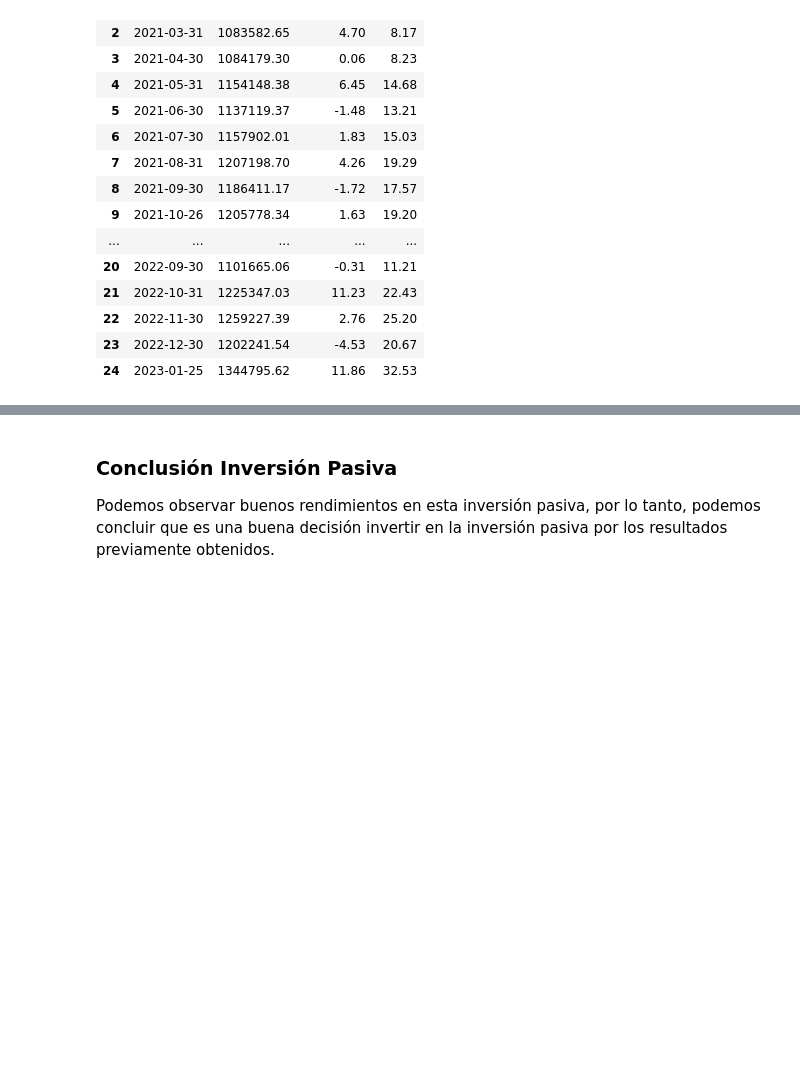
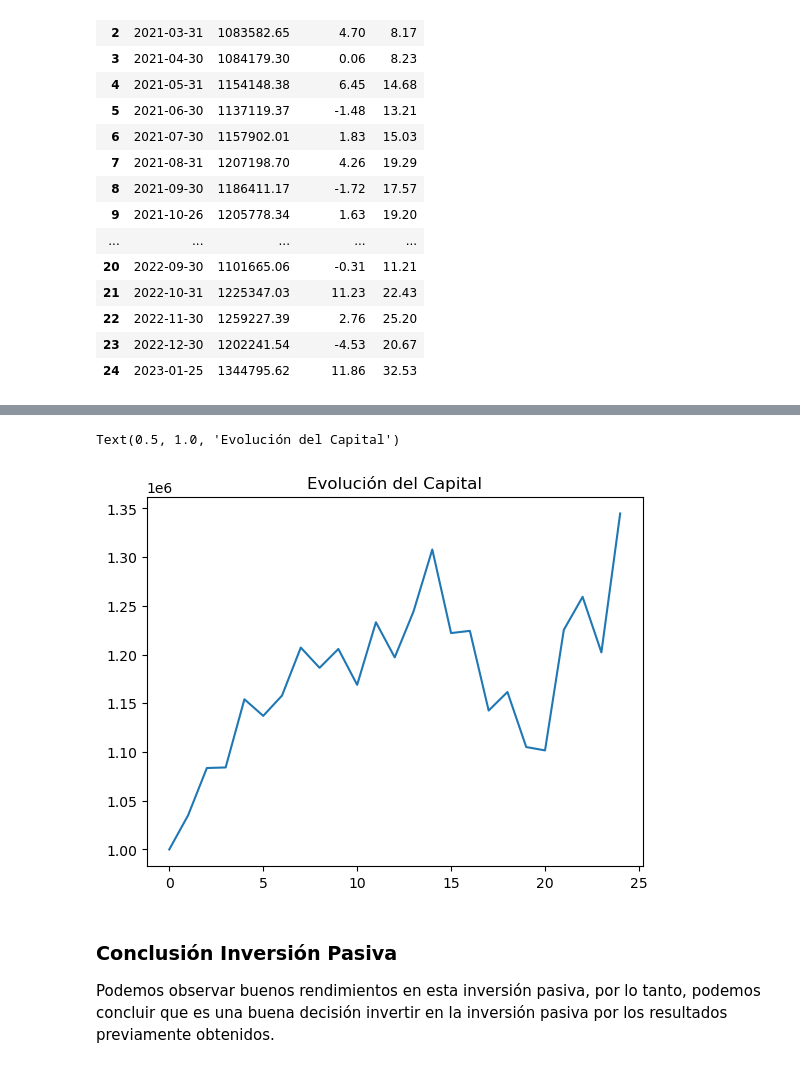
Before and after one commit to feramdor/Lab1, a Jupyter notebook: Notebook.ipynb, the cells around one changed output, grey strips where cells are left out. Saved outputs shown, nothing was run; the diff lists cells and outputs as text; code cells hidden in the pictures; blank space fills up the shorter version.

```diff
--- a/Notebook.ipynb
+++ b/Notebook.ipynb
@@ -147,3 +159,9 @@ pd.DataFrame(inversion_pasiva)
+# %%
+plot['Portafolio'].plot()
+plt.title('Evolución del Capital')
+# %% [output]
+Text(0.5, 1.0, 'Evolución del Capital')
+[figure, added]
 # %% [markdown]
 ### Conclusión Inversión Pasiva
 Podemos observar buenos rendimientos en esta inversión pasiva, por lo tanto, podemos concluir que es una buena decisión invertir en la inversión pasiva por los resultados previamente obtenidos.
```
Also changed, not shown: parts of 6 cells of this notebook.
